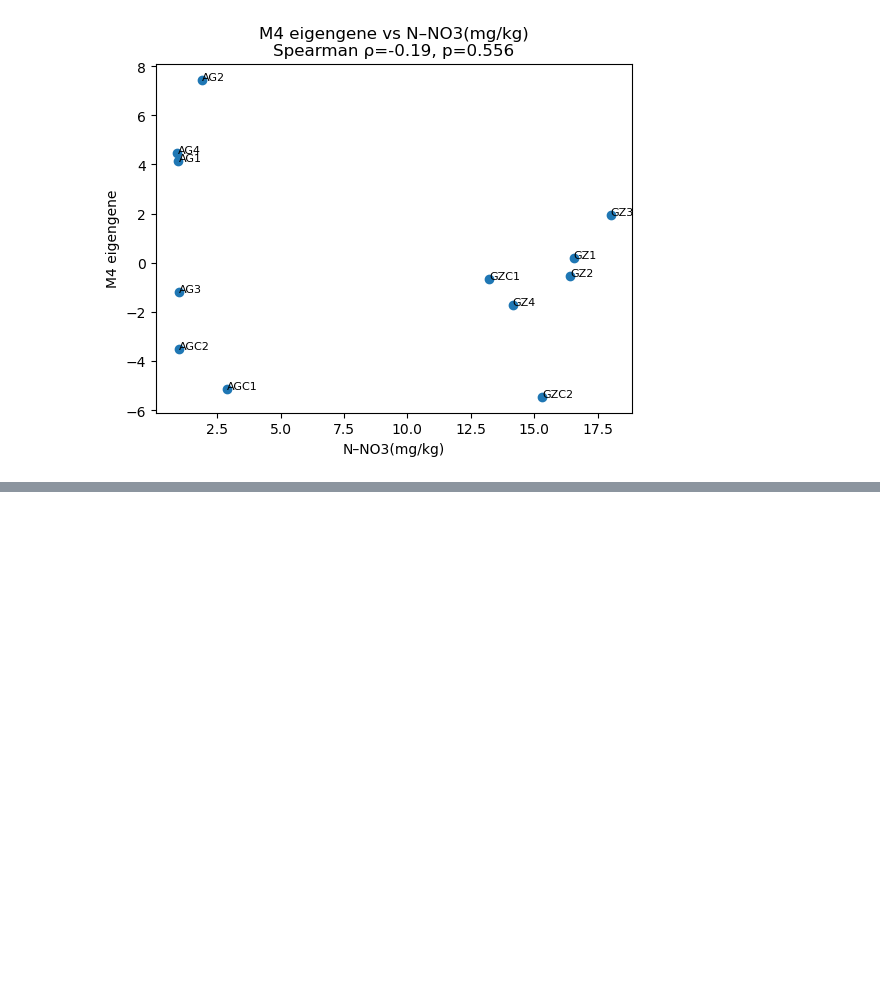
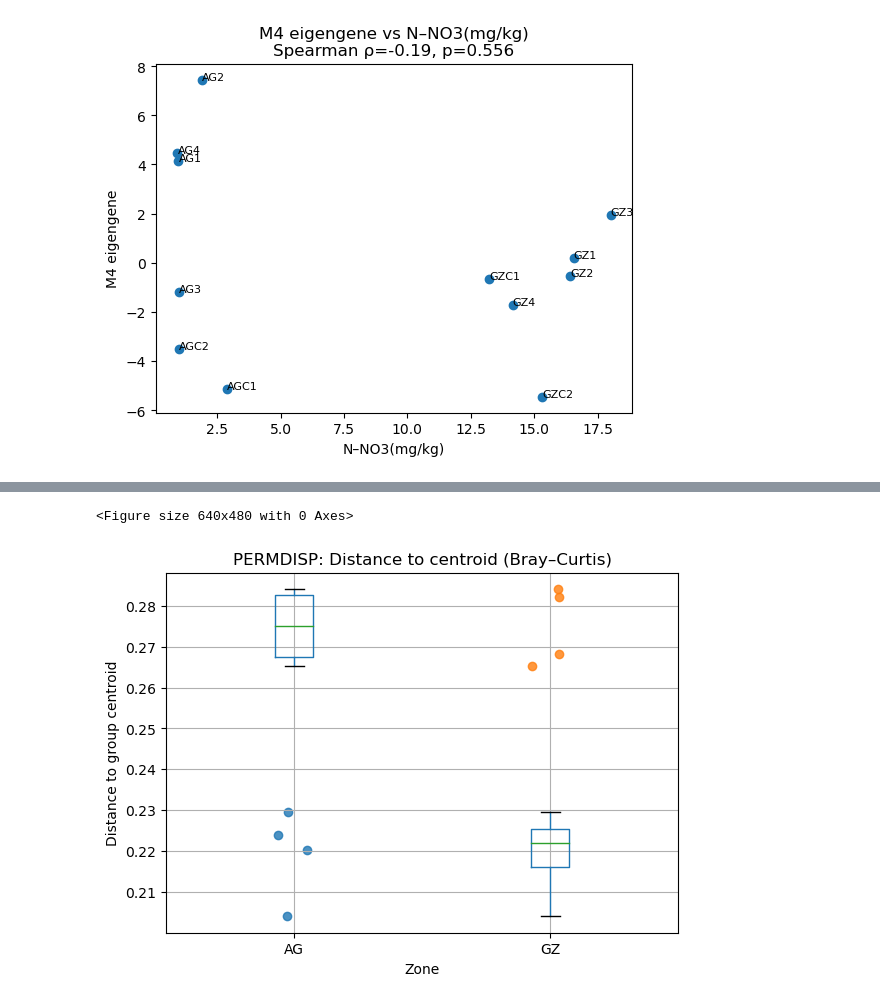
Before and after one commit to kayvinsoo7/HAALSI_work, a Jupyter notebook: mdscan-master/Pois_soil_MB1.ipynb, the cells around one changed output, grey strips where cells are left out. Cells and saved outputs as stored; diff of their text form; code cells hidden in the pictures; blank space fills up the shorter version.

```diff
--- a/mdscan-master/Pois_soil_MB1.ipynb
+++ b/mdscan-master/Pois_soil_MB1.ipynb
@@ -1900,0 +2515,23 @@ for var in top_vars:
+# %%
+# Prepare plotting dataframe
+plot_df = pd.DataFrame({
+    "Zone": groups.values,
+    "Distance_to_centroid": permdisp_res["distances"]
+})
+
+# Boxplot + points
+plt.figure()
+plot_df.boxplot(column="Distance_to_centroid", by="Zone")
+
+for i, zone in enumerate(plot_df.Zone.unique(), start=1):
+    y = plot_df.loc[plot_df.Zone == zone, "Distance_to_centroid"]
+    x = i + (np.random.rand(len(y)) - 0.5) * 0.15
+    plt.scatter(x, y, alpha=0.8)
+
+plt.title("PERMDISP: Distance to centroid (Bray–Curtis)")
+plt.suptitle("")
+plt.ylabel("Distance to group centroid")
+plt.show()
+# %% [output]
+<Figure size 640x480 with 0 Axes>
+[figure, added]
```
Also changed, not shown: parts of 7 cells of this notebook, 4 other files.
